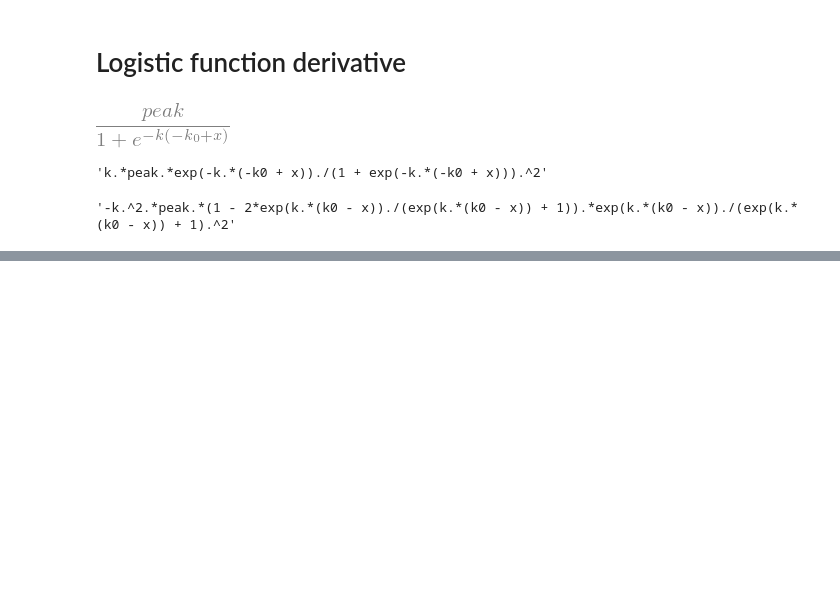
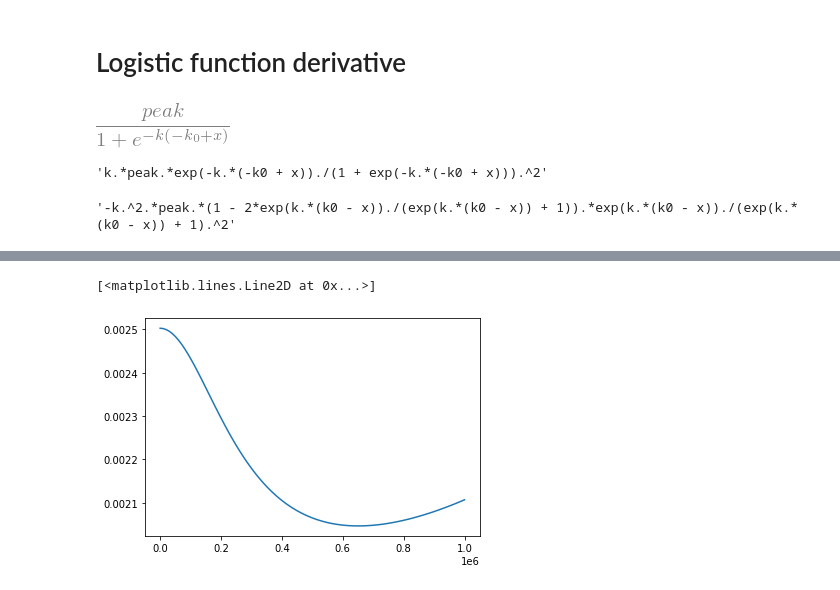
Before and after one commit to 0xDBFB7/transmembrane_potential, a Jupyter notebook: transmembrane_math.ipynb, the cells around one changed output, grey strips where cells are left out. Drawn from its saved outputs; the diff is of its cells as text; code cells hidden in the pictures; blank space fills up the shorter version.

```diff
--- a/transmembrane_math.ipynb
+++ b/transmembrane_math.ipynb
@@ -647,0 +755,22 @@ sympy.julia_code(logistic.diff(x,x))
+# %%
+# okay, so if we can't analytically differentiate and set to 0, can we just plot the frequency response?
+J_eq= X_v(f) / X_h(f)
+
+
+virus_coefficient_substitutions = [(alpha_v, virus.alpha), (beta_v, virus.beta),
+                            (gamma_v, virus.gamma),(phi_v, virus.phi),(xi_v, virus.xi)]
+host_coefficient_substitutions = [(alpha_h, host_cell.alpha), (beta_h, host_cell.beta),
+                            (gamma_h, host_cell.gamma),(phi_h, host_cell.phi), (xi_h, host_cell.xi)]
+
+
+J_eq = J_eq.subs(X_v(f), FT_virus_x0_ode)
+J_eq = J_eq.subs(X_h(f), FT_host_x0_ode)
+J_eq = J_eq.subs(virus_coefficient_substitutions)
+J_eq = J_eq.subs(host_coefficient_substitutions)
+
+import matplotlib.pyplot as plt
+freqs = np.linspace(0.01, 1e6, 100)
+plt.plot(freqs, np.abs(np.array([J_eq.subs(f,a).evalf() for a in freqs]))) #has no complex part
+# %% [output]
+[<matplotlib.lines.Line2D at 0x...>]
+[figure, added]
```
Also changed, not shown: parts of 21 cells of this notebook, 4 other files.
